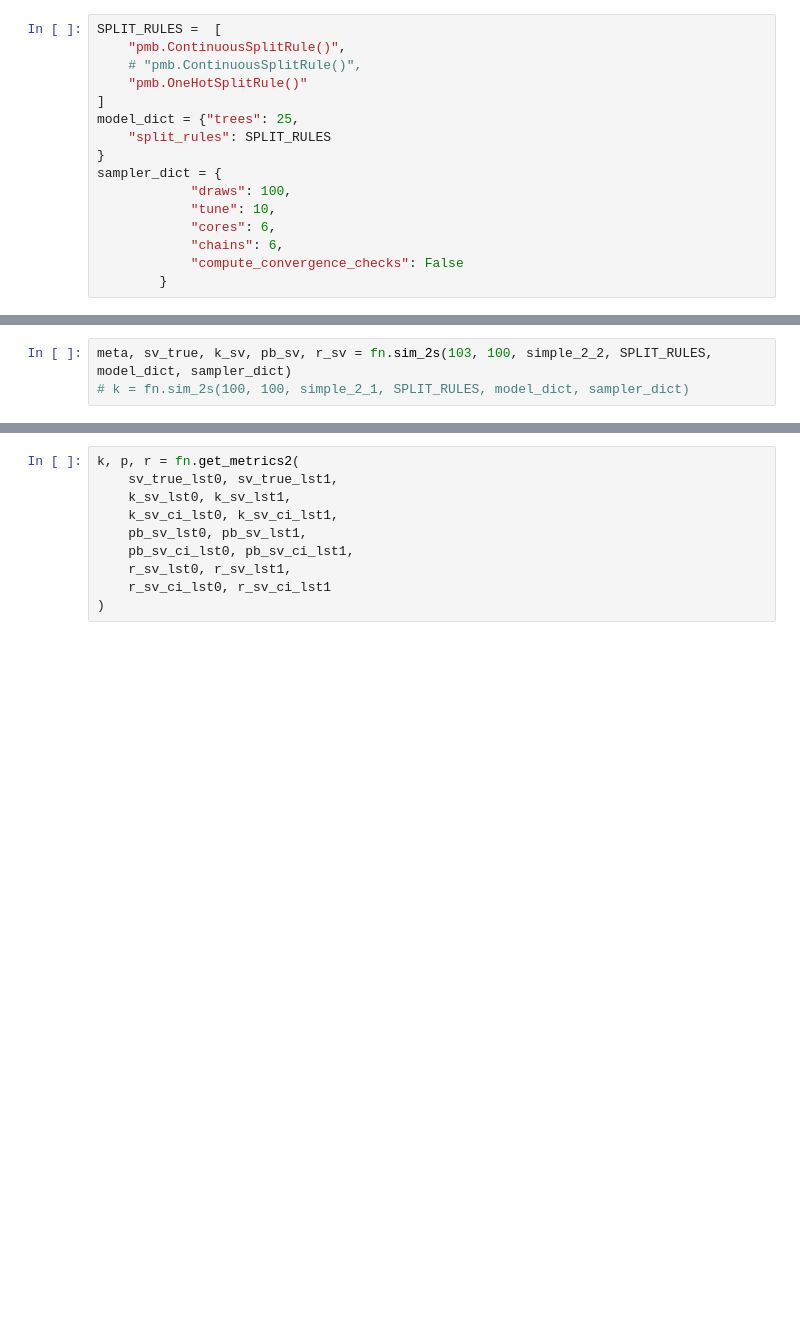
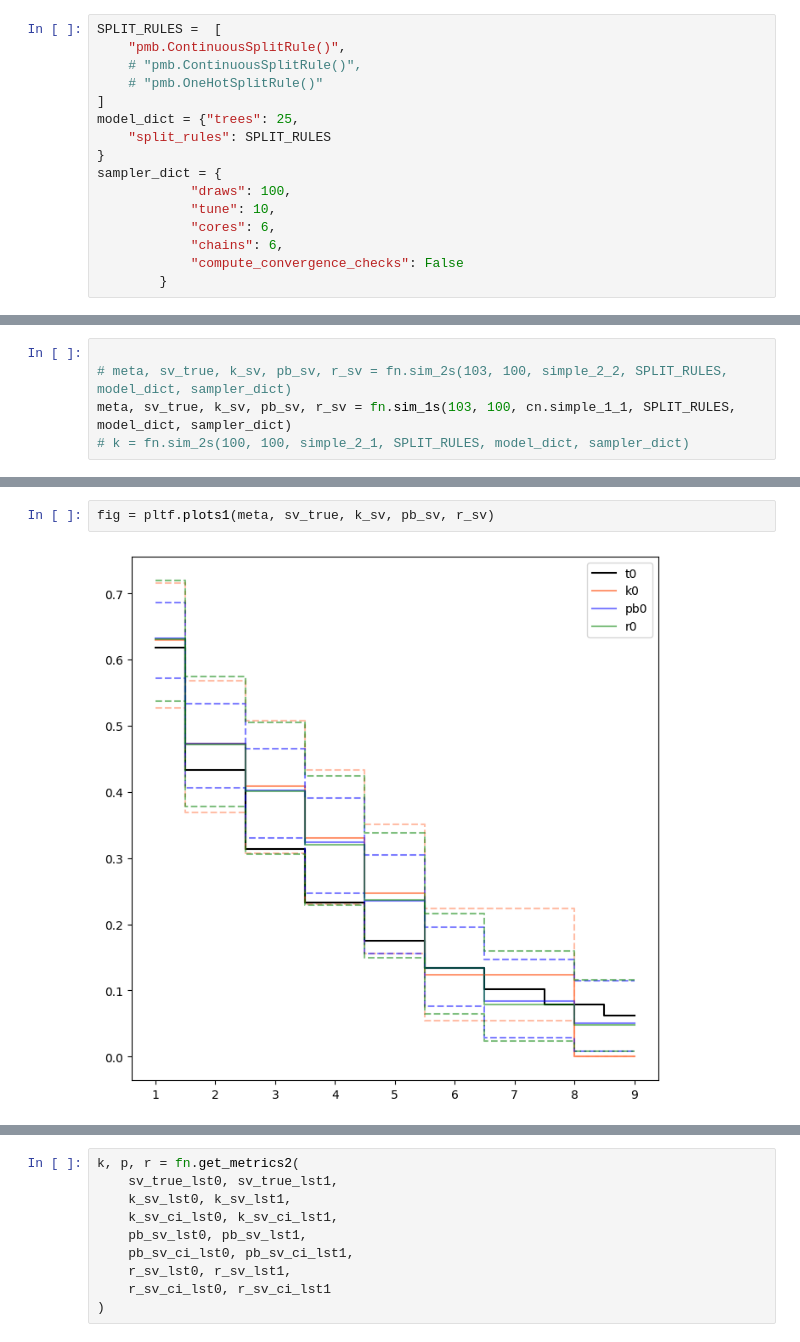
Before and after one commit to CDCgov/BART-Survival, a Jupyter notebook: notebook/functions1.ipynb, the cells around one changed output, grey strips where cells are left out. Drawn from its saved outputs; the diff is of its cells as text; blank space fills up the shorter version.

Commit message:
simple scenario completed moving to complex

```diff
--- a/notebook/functions1.ipynb
+++ b/notebook/functions1.ipynb
@@ -19,7 +21,7 @@ from _conditions1 import *
 SPLIT_RULES =  [
     "pmb.ContinuousSplitRule()",
     # "pmb.ContinuousSplitRule()",
-    "pmb.OneHotSplitRule()"
+    # "pmb.OneHotSplitRule()"
 ]
 model_dict = {"trees": 25,
     "split_rules": SPLIT_RULES
@@ -39,4 +41,6 @@ importlib.reload(fn)
 # %%
-meta, sv_true, k_sv, pb_sv, r_sv = fn.sim_2s(103, 100, simple_2_2, SPLIT_RULES, model_dict, sampler_dict)
+
+# meta, sv_true, k_sv, pb_sv, r_sv = fn.sim_2s(103, 100, simple_2_2, SPLIT_RULES, model_dict, sampler_dict)
+meta, sv_true, k_sv, pb_sv, r_sv = fn.sim_1s(103, 100, cn.simple_1_1, SPLIT_RULES, model_dict, sampler_dict)
 # k = fn.sim_2s(100, 100, simple_2_1, SPLIT_RULES, model_dict, sampler_dict)
 # %% [output]
@@ -86,0 +101,4 @@ cens mean 11.6
+# %%
+fig = pltf.plots1(meta, sv_true, k_sv, pb_sv, r_sv)
+# %% [output]
+[figure, added]
```
Also changed, not shown: parts of 13 cells of this notebook, 14 other files.
